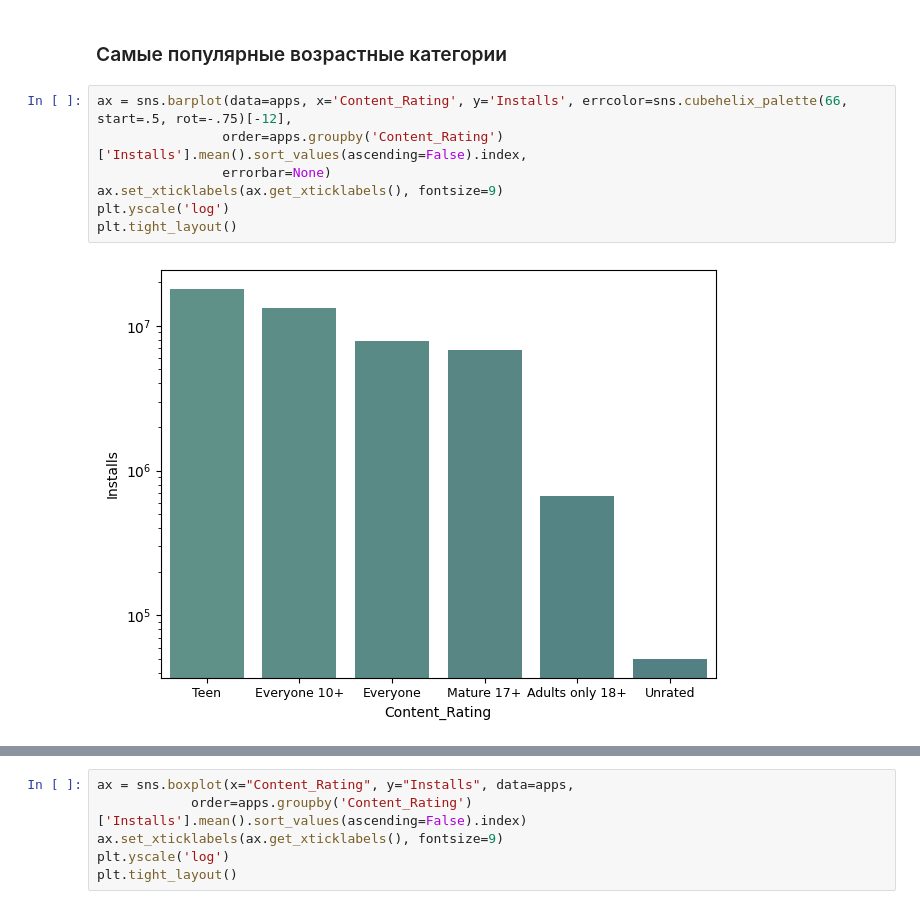
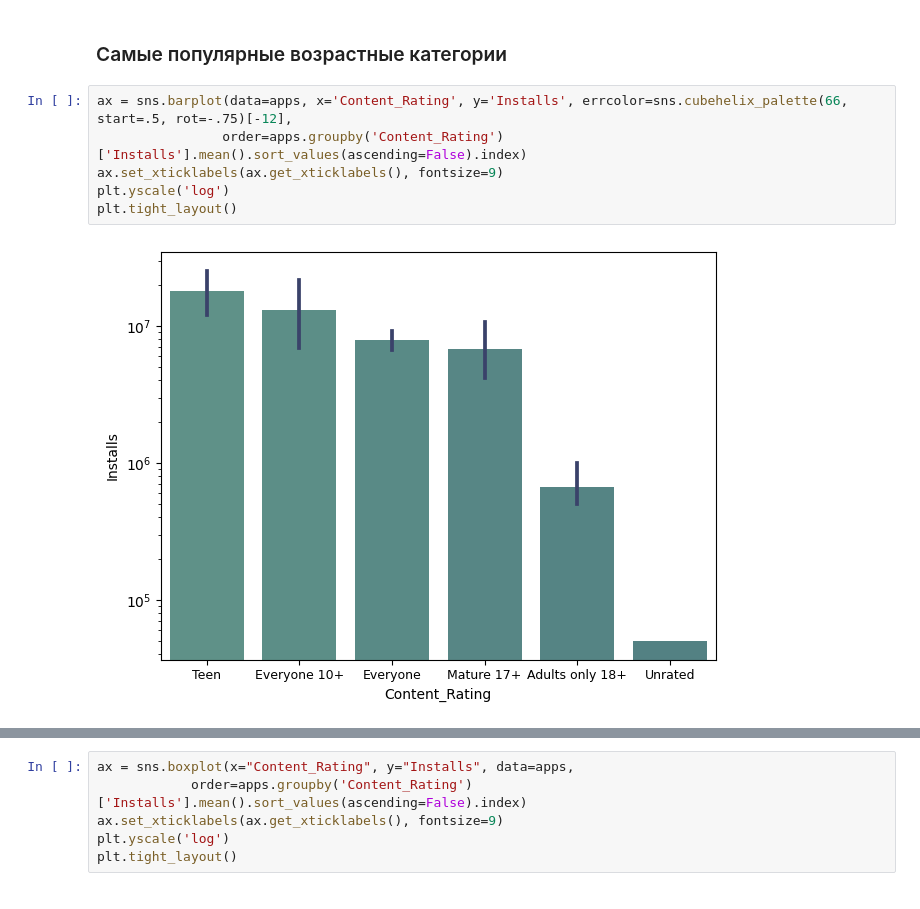
Before and after one commit to sanyakamen1/Google_Play_Store_EDA, a Jupyter notebook: Google Play Store EDA.ipynb, the cells around one changed output, grey strips where cells are left out. Saved outputs shown, nothing was run; the diff lists cells and outputs as text.

```diff
--- a/Google Play Store EDA.ipynb
+++ b/Google Play Store EDA.ipynb
@@ -841,10 +848,9 @@ p-value < 0.05, отвергаем нулевую гипотезу о равен
 ### Самые популярные возрастные категории
 # %%
 ax = sns.barplot(data=apps, x='Content_Rating', y='Installs', errcolor=sns.cubehelix_palette(66, start=.5, rot=-.75)[-12],
-                order=apps.groupby('Content_Rating')['Installs'].mean().sort_values(ascending=False).index,
-                errorbar=None)
+                order=apps.groupby('Content_Rating')['Installs'].mean().sort_values(ascending=False).index)
 ax.set_xticklabels(ax.get_xticklabels(), fontsize=9)
 plt.yscale('log')
 plt.tight_layout()
 # %% [output]
-[figure, old version]
+[figure, new version]
```
Also changed, not shown: parts of 47 cells of this notebook.
